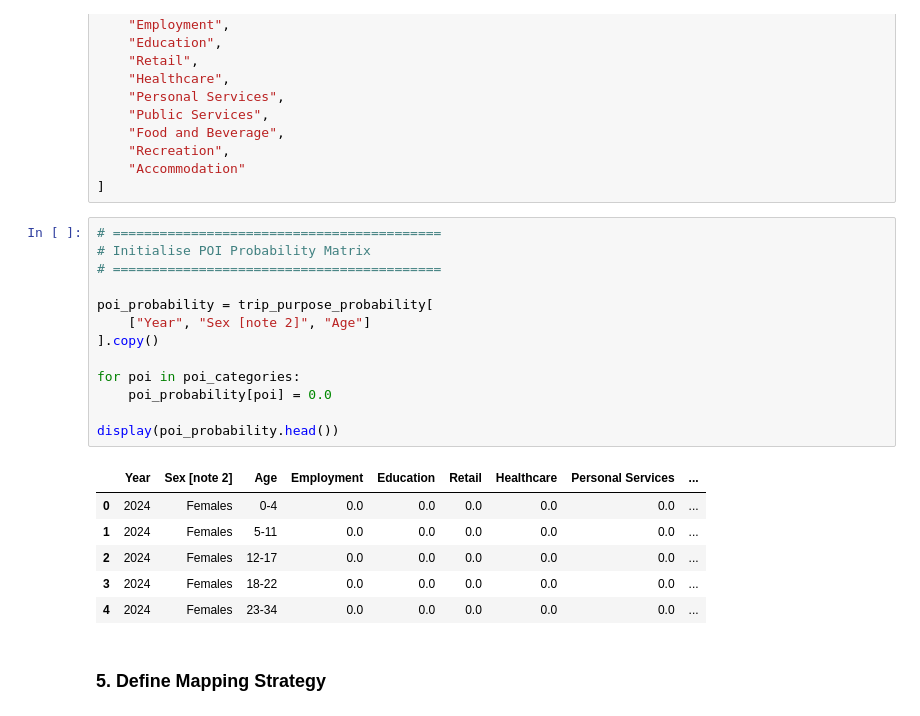
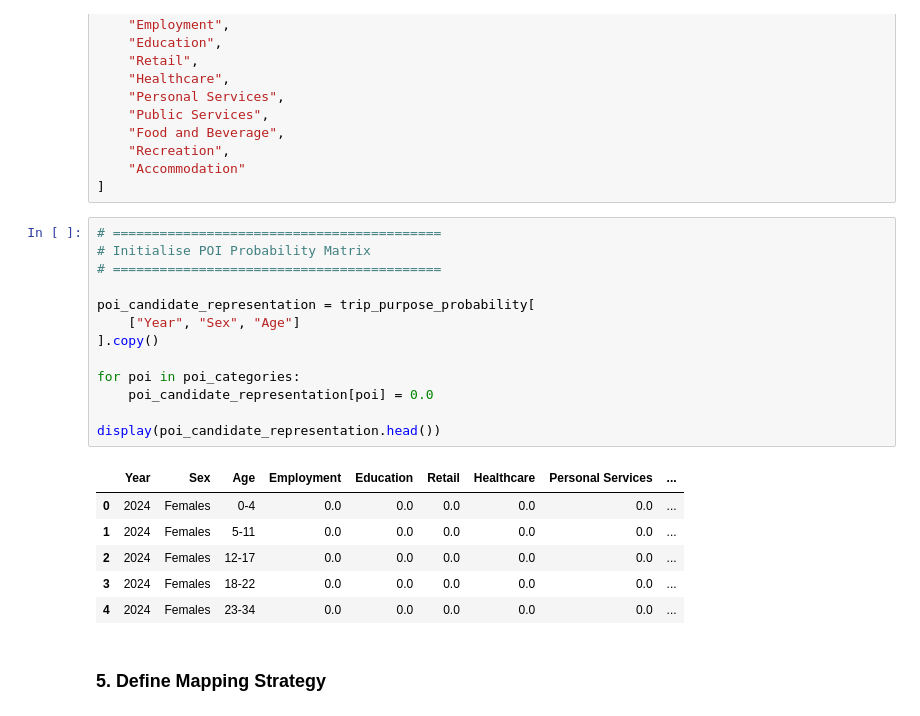
Before and after one commit to yuxinjiang1205/mobility-modelling-framework, a Jupyter notebook: notebooks/behaviour/nts0611_poi_mapping.ipynb, the cells around one changed output. Saved outputs shown, nothing was run; the diff lists cells and outputs as text.

Commit message:
0611_nts_poi_probability_matrix renamed as poi_candidate_representation due to the sum over 1

```diff
--- a/notebooks/behaviour/nts0611_poi_mapping.ipynb
+++ b/notebooks/behaviour/nts0611_poi_mapping.ipynb
@@ -64,18 +64,18 @@ poi_categories = [
 # %%
 # ==========================================
 # Initialise POI Probability Matrix
 # ==========================================
 
-poi_probability = trip_purpose_probability[
-    ["Year", "Sex [note 2]", "Age"]
+poi_candidate_representation = trip_purpose_probability[
+    ["Year", "Sex", "Age"]
 ].copy()
 
 for poi in poi_categories:
-    poi_probability[poi] = 0.0
+    poi_candidate_representation[poi] = 0.0
 
-display(poi_probability.head())
+display(poi_candidate_representation.head())
 # %% [output]
-|  | Year | Sex [note 2] | Age | Employment | Education | Retail | Healthcare | Personal Services | ... |
+|  | Year | Sex | Age | Employment | Education | Retail | Healthcare | Personal Services | ... |
 | 0 | 2024 | Females | 0-4 | 0.0 | 0.0 | 0.0 | 0.0 | 0.0 | ... |
 | 1 | 2024 | Females | 5-11 | 0.0 | 0.0 | 0.0 | 0.0 | 0.0 | ... |
 | 2 | 2024 | Females | 12-17 | 0.0 | 0.0 | 0.0 | 0.0 | 0.0 | ... |
```
Also changed, not shown: parts of 11 cells of this notebook, 1 other file.
